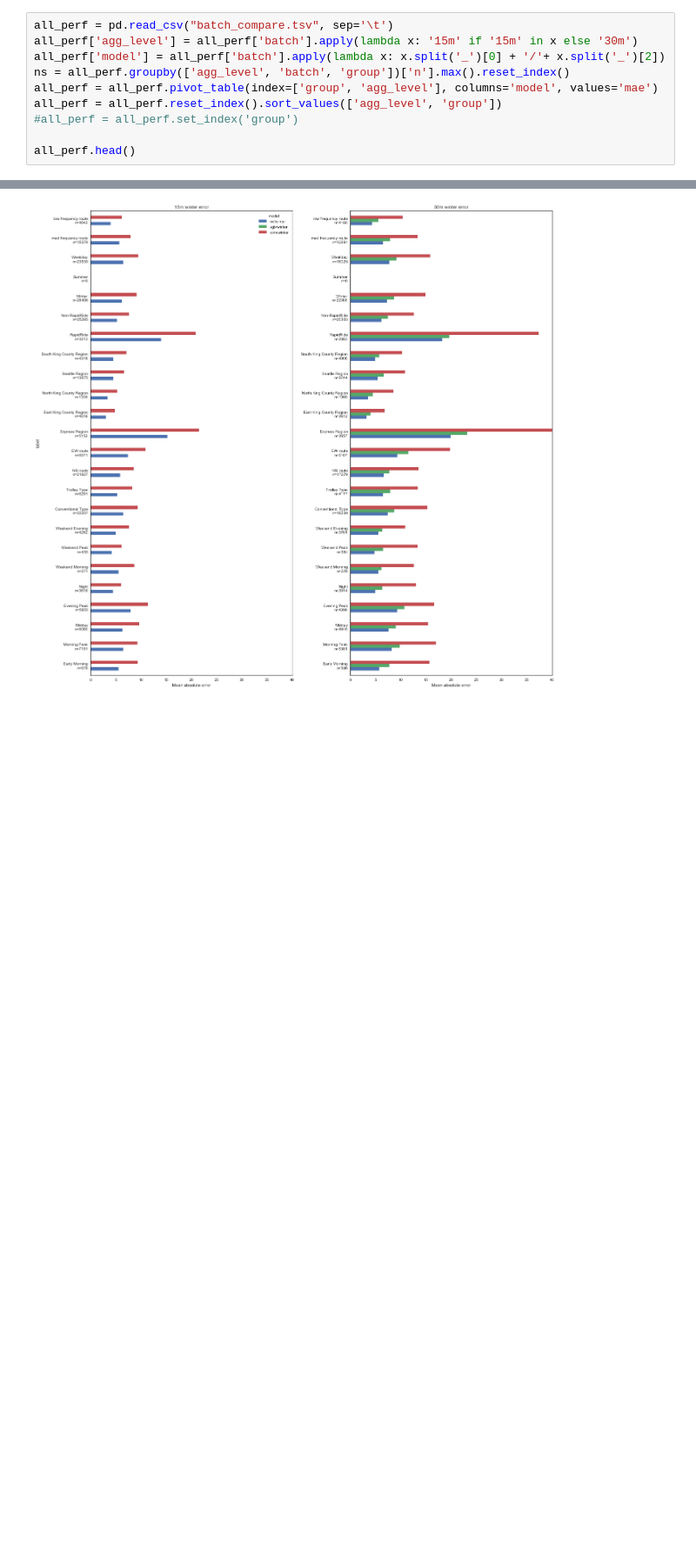
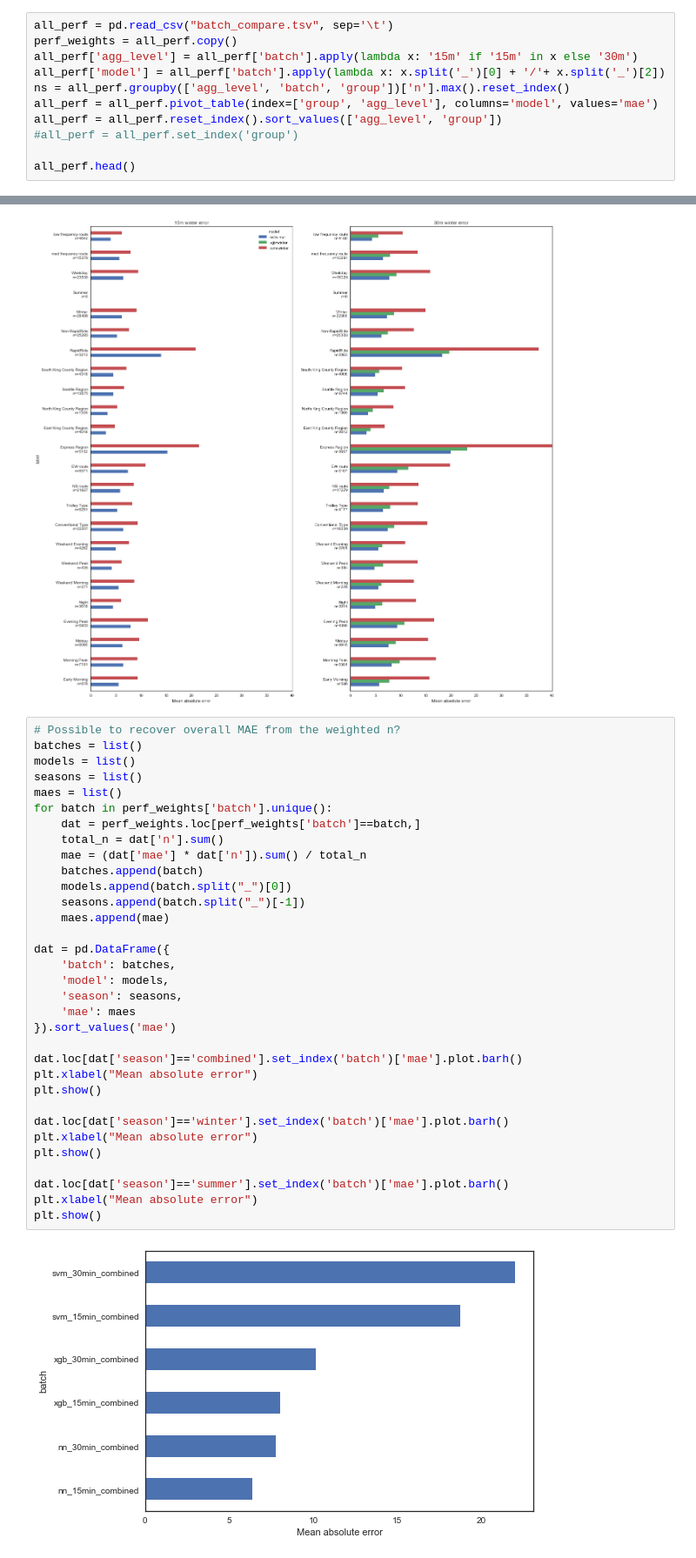
Before and after one commit to jacobw125/uw-msds-trac-capstone, a Jupyter notebook: evaluation/compare_perf.ipynb, the cells around one changed output, grey strips where cells are left out. Shown: that part at 87% size. Saved outputs shown, nothing was run; the diff lists cells and outputs as text; blank space fills up the shorter version.

```diff
--- a/evaluation/compare_perf.ipynb
+++ b/evaluation/compare_perf.ipynb
@@ -11,6 +11,7 @@ print(version)
 [GCC 4.2.1 Compatible Clang 4.0.1 (tags/RELEASE_401/final)]
 # %%
 all_perf = pd.read_csv("batch_compare.tsv", sep='\t')
+perf_weights = all_perf.copy()
 all_perf['agg_level'] = all_perf['batch'].apply(lambda x: '15m' if '15m' in x else '30m')
 all_perf['model'] = all_perf['batch'].apply(lambda x: x.split('_')[0] + '/'+ x.split('_')[2])
 ns = all_perf.groupby(['agg_level', 'batch', 'group'])['n'].max().reset_index()
@@ -257,3 +258,38 @@ axes[1].set_ylabel('')
 plt.show()
 # %% [output]
 [figure]
+# %%
+# Possible to recover overall MAE from the weighted n?
+batches = list()
+models = list()
+seasons = list()
+maes = list()
+for batch in perf_weights['batch'].unique():
+    dat = perf_weights.loc[perf_weights['batch']==batch,]
+    total_n = dat['n'].sum()
+    mae = (dat['mae'] * dat['n']).sum() / total_n
+    batches.append(batch)
+    models.append(batch.split("_")[0])
+    seasons.append(batch.split("_")[-1])
+    maes.append(mae)
+
+dat = pd.DataFrame({
+    'batch': batches,
+    'model': models,
+    'season': seasons,
+    'mae': maes
+}).sort_values('mae')
+
+dat.loc[dat['season']=='combined'].set_index('batch')['mae'].plot.barh()
+plt.xlabel("Mean absolute error")
+plt.show()
+
+dat.loc[dat['season']=='winter'].set_index('batch')['mae'].plot.barh()
+plt.xlabel("Mean absolute error")
+plt.show()
+
+dat.loc[dat['season']=='summer'].set_index('batch')['mae'].plot.barh()
+plt.xlabel("Mean absolute error")
+plt.show()
+# %% [output]
+[figure, added]
```
Also changed, not shown: parts of 1 cell of this notebook, 24 other files.
